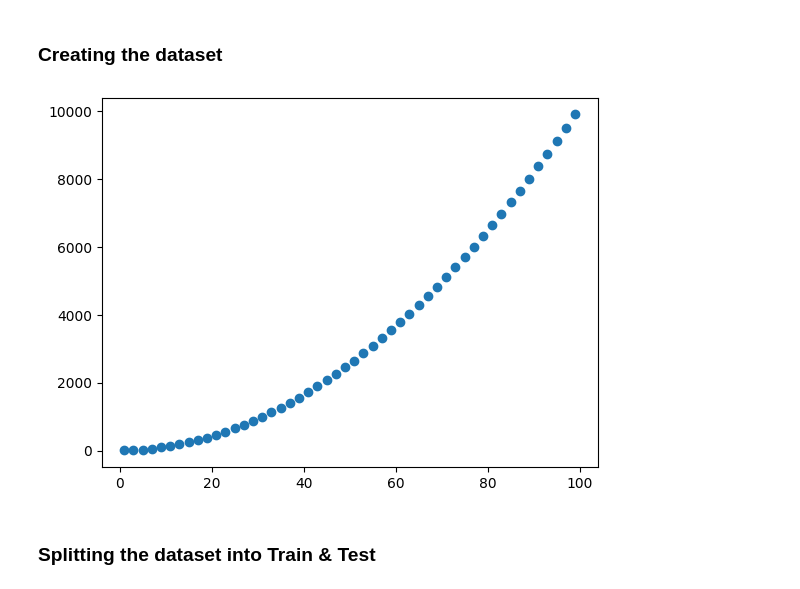
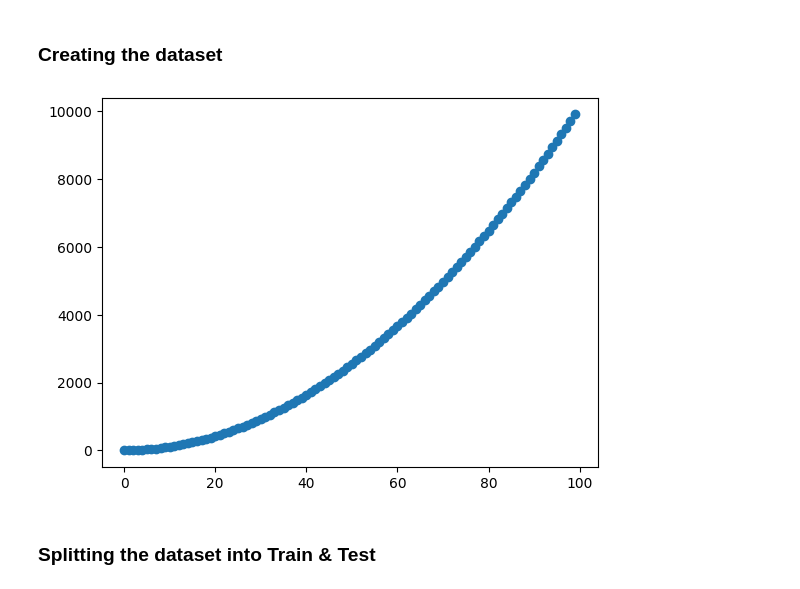
Before and after one commit to Iftikhar-Shams-Niloy/TensorFlow-Cookbook, a Jupyter notebook: 2_Regression_with_TensorFlow_Neural_Network.ipynb, the cells around one changed output. Cells and saved outputs as stored; diff of their text form; code cells hidden in the pictures.

```diff
--- a/2_Regression_with_TensorFlow_Neural_Network.ipynb
+++ b/2_Regression_with_TensorFlow_Neural_Network.ipynb
@@ -104,11 +108,11 @@
 # %% [markdown]
 ### Creating the dataset
 # %%
-X = tf.range(1,100,2)
+X = tf.range(0,100,1)
 y = (X**2)+X
 
 X = tf.expand_dims(tf.constant(X),axis=-1)
 
 plt.scatter(X,y);
 # %% [output]
-[figure, old version]
+[figure, new version]
```
Also changed, not shown: parts of 26 cells of this notebook.
